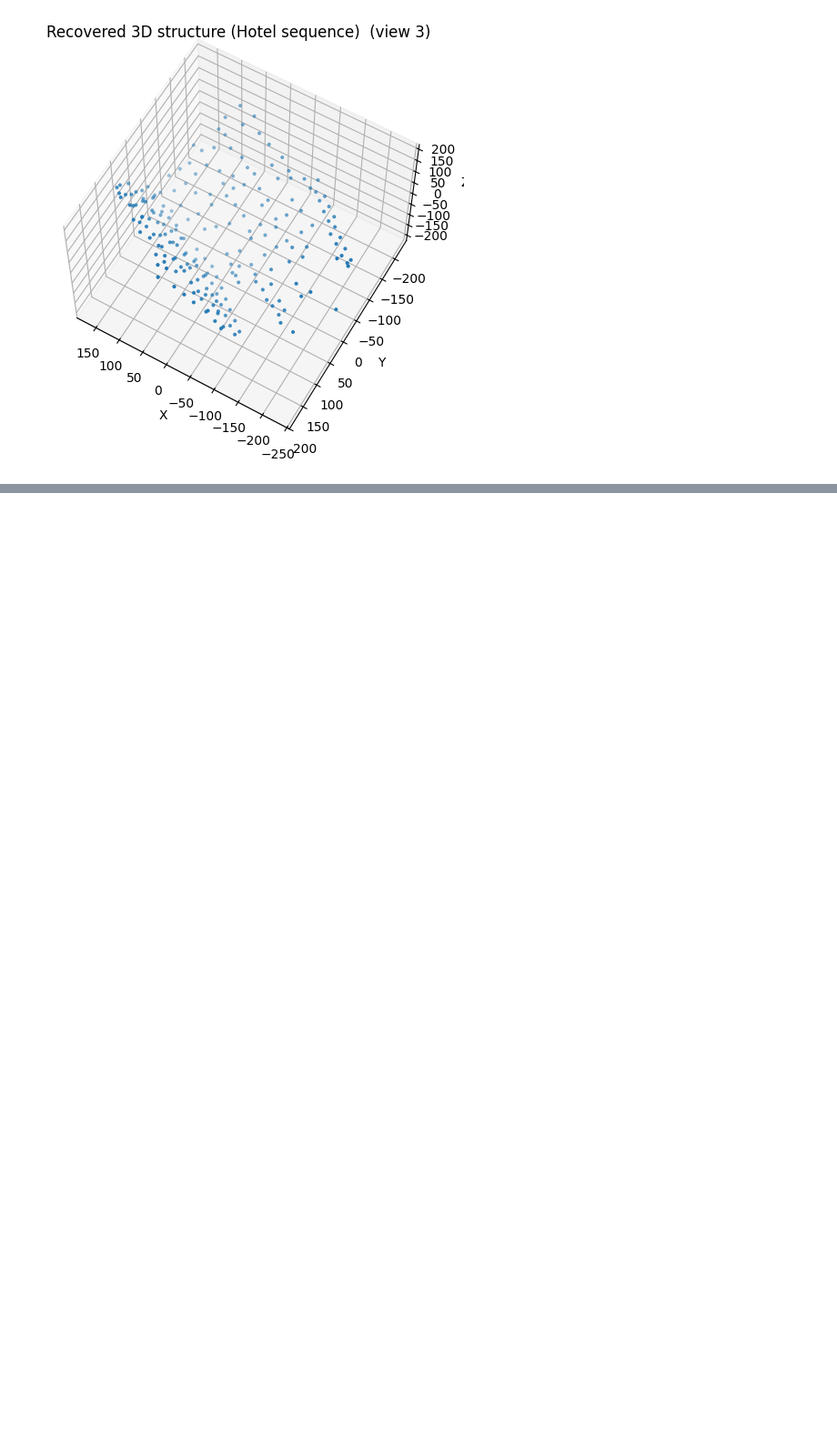
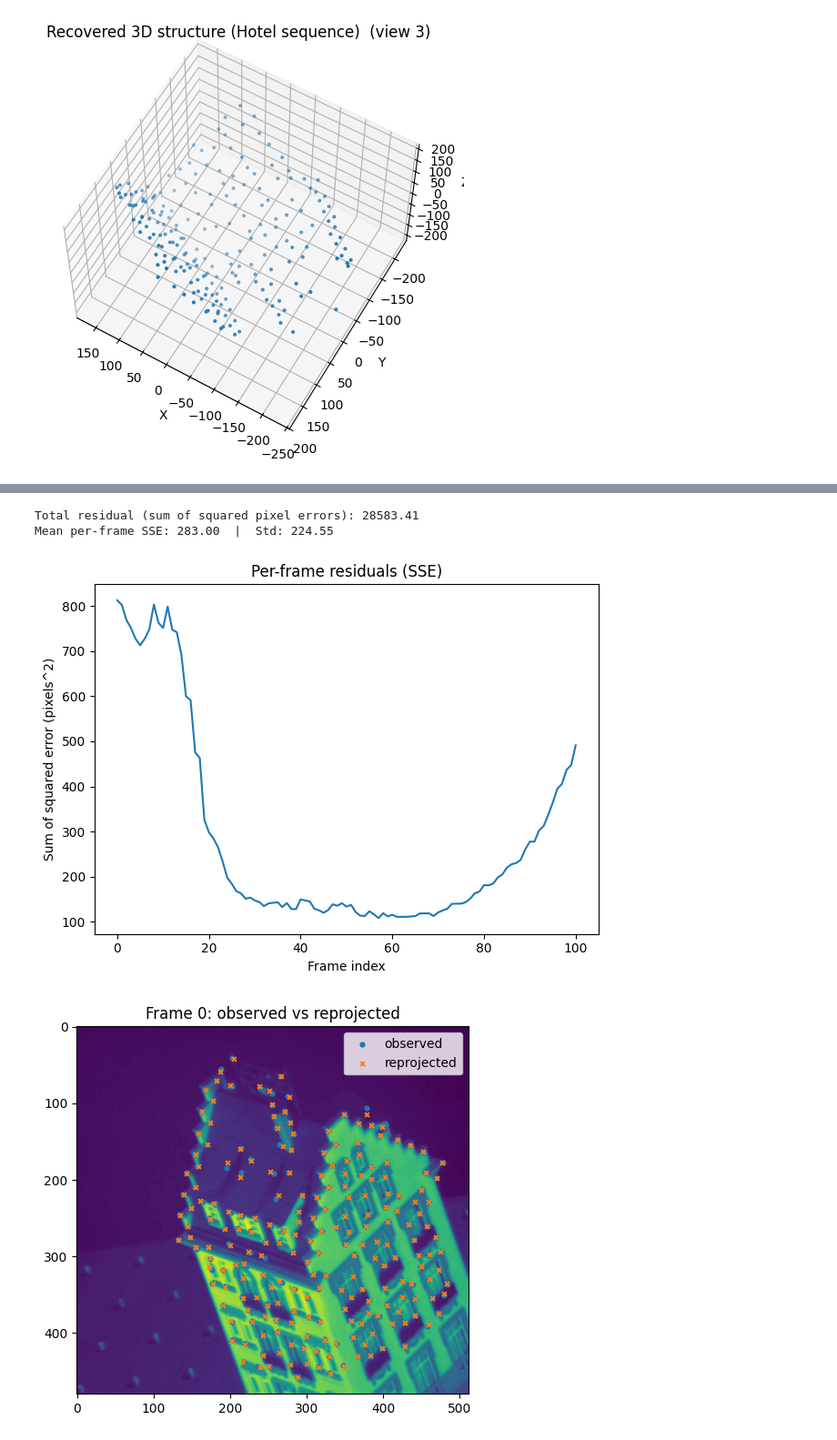
Before and after one commit to rashiqul/ece549, a Jupyter notebook: notebooks/alam_rashiqul_a5_p1.ipynb, the cells around one changed output, grey strips where cells are left out. Shown at 91% size. Saved outputs shown, nothing was run; the diff lists cells and outputs as text; code cells hidden in the pictures; blank space fills up the shorter version.

```diff
--- a/notebooks/alam_rashiqul_a5_p1.ipynb
+++ b/notebooks/alam_rashiqul_a5_p1.ipynb
@@ -471,0 +536,19 @@ plot_3d_structure(
+# %%
+def plot_per_frame_residuals(per_frame_sse, title="Per-frame residuals (SSE)"):
+    """
+    Line plot of sum of squared errors (SSE) per frame.
+
+    This function visualizes the reprojection error for each frame by plotting
+    the SSE values. It helps to assess which frames have higher or lower residuals.
+
+    Args:
+        per_frame_sse (ndarray): (M,) SSE per frame.
+        title (str): figure title.
+    """
+    plt.figure()  # Create a new figure for the plot
+    plt.plot(np.arange(len(per_frame_sse)), per_frame_sse)  # Plot SSE vs frame index
+    plt.xlabel("Frame index")  # X-axis label
+    plt.ylabel("Sum of squared error (pixels^2)")  # Y-axis label
+    plt.title(title)  # Set plot title
+    plt.tight_layout()  # Adjust layout to prevent clipping
+    plt.show()  # Display the plot
@@ -471,0 +601,22 @@ plot_3d_structure(
+# %%
+# 1) Reproject and compute residuals
+D_hat = reproject_points(M, S, means)  # Reproject 3D structure to 2D and add back centroids
+total_sse, per_frame_sse = compute_residuals(D, D_hat)  # Calculate total and per-frame reprojection error
+
+# Print summary statistics for residuals
+print(f"Total residual (sum of squared pixel errors): {total_sse:.2f}")
+print(f"Mean per-frame SSE: {np.mean(per_frame_sse):.2f}  |  Std: {np.std(per_frame_sse):.2f}")
+
+# 2) Plot per-frame residual curve
+plot_per_frame_residuals(per_frame_sse)  # Visualize error for each frame
+
+# 3) Overlays for three frames: first, middle, last
+M_views = D.shape[0] // 2  # Number of frames
+frames_to_show = [0, M_views // 2, M_views - 1]  # Indices for first, middle, last frame
+for f in frames_to_show:
+    show_overlay(f, D, D_hat, img_files=img_files, point_size=12)  # Overlay observed vs reprojected points
+# %% [output]
+Total residual (sum of squared pixel errors): 28583.41
+Mean per-frame SSE: 283.00  |  Std: 224.55
+[figure, added]
+[figure, added]
```
Also changed, not shown: parts of 7 cells of this notebook.
